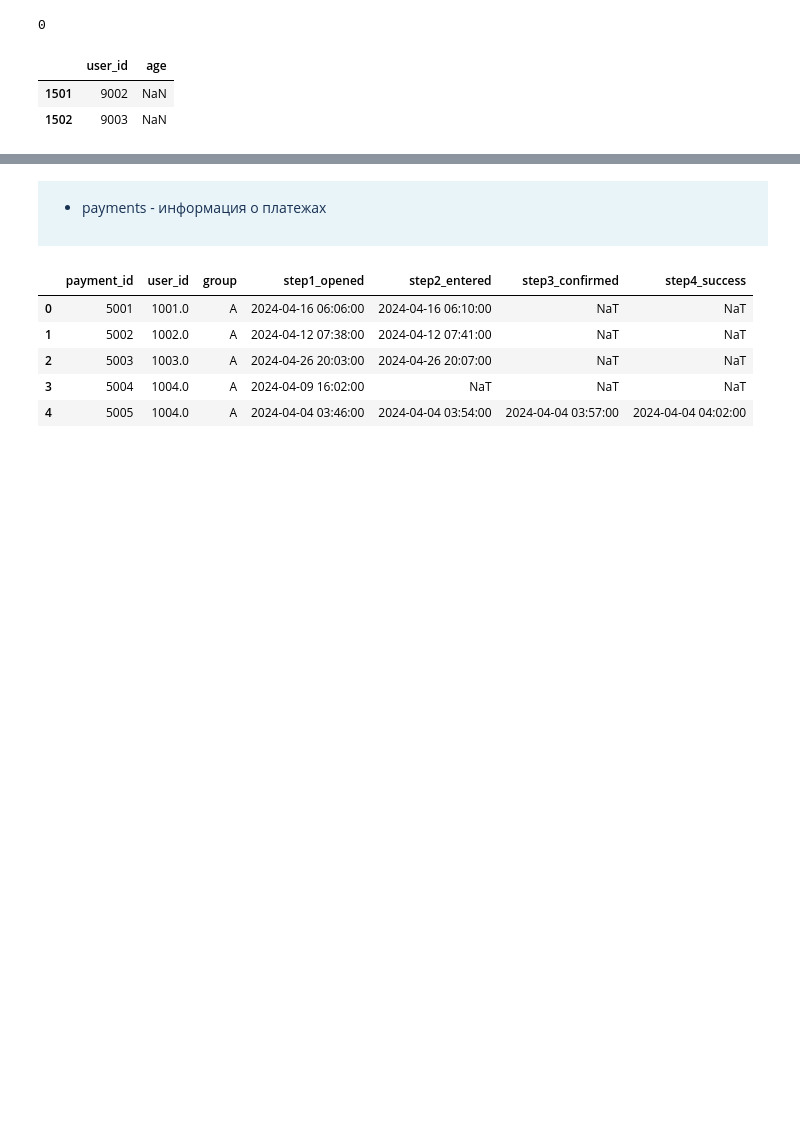
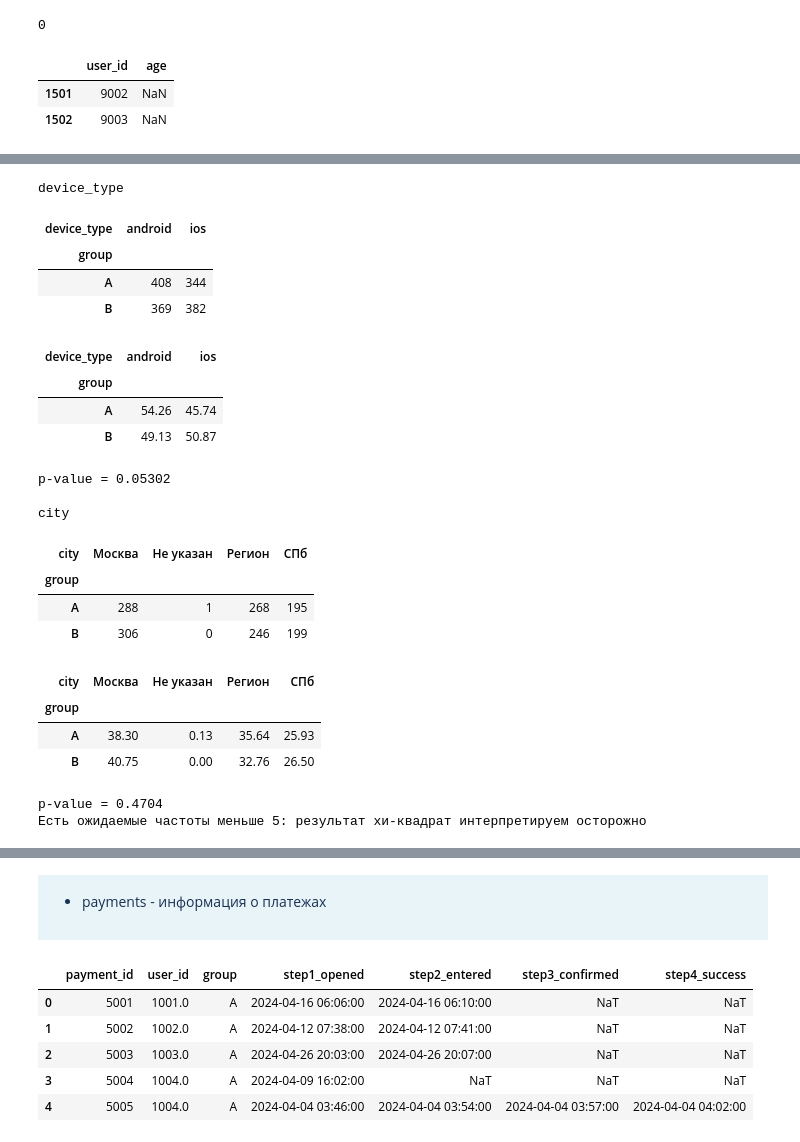
Before and after one commit to nvknkhv/t_test, a Jupyter notebook: ab_new_form_payments.ipynb, the cells around one changed output, grey strips where cells are left out. Saved outputs shown, nothing was run; the diff lists cells and outputs as text; code cells hidden in the pictures; blank space fills up the shorter version.

```diff
--- a/task.ipynb
+++ b/ab_new_form_payments.ipynb
@@ -127,0 +198,35 @@ users.loc[invalid_age, ['user_id', 'age']]
+# %%
+# проверяем баланс по устройствам и городам
+for col in ['device_type', 'city']:
+    table = pd.crosstab(users['group'], users[col].fillna('Не указан')).reindex(['A', 'B'])
+    print(f'\n{col}')
+    display(table)
+    display((table.div(table.sum(axis=1), axis=0) * 100).round(2))
+
+    chi2, pvalue, dof, expected = stats.chi2_contingency(table)
+    print(f'p-value = {pvalue:.4g}')
+    if (expected < 5).any():
+        print('Есть ожидаемые частоты меньше 5: результат хи-квадрат интерпретируем осторожно')
+# %% [output]
+device_type
+| device_type | android | ios |
+| group |  |  |
+| A | 408 | 344 |
+| B | 369 | 382 |
+| device_type | android | ios |
+| group |  |  |
+| A | 54.26 | 45.74 |
+| B | 49.13 | 50.87 |
+p-value = 0.05302
+
+city
+| city | Москва | Не указан | Регион | СПб |
+| group |  |  |  |  |
+| A | 288 | 1 | 268 | 195 |
+| B | 306 | 0 | 246 | 199 |
+| city | Москва | Не указан | Регион | СПб |
+| group |  |  |  |  |
+| A | 38.30 | 0.13 | 35.64 | 25.93 |
+| B | 40.75 | 0.00 | 32.76 | 26.50 |
+p-value = 0.4704
+Есть ожидаемые частоты меньше 5: результат хи-квадрат интерпретируем осторожно
```
Also changed, not shown: parts of 10 cells of this notebook, 1 other file.
